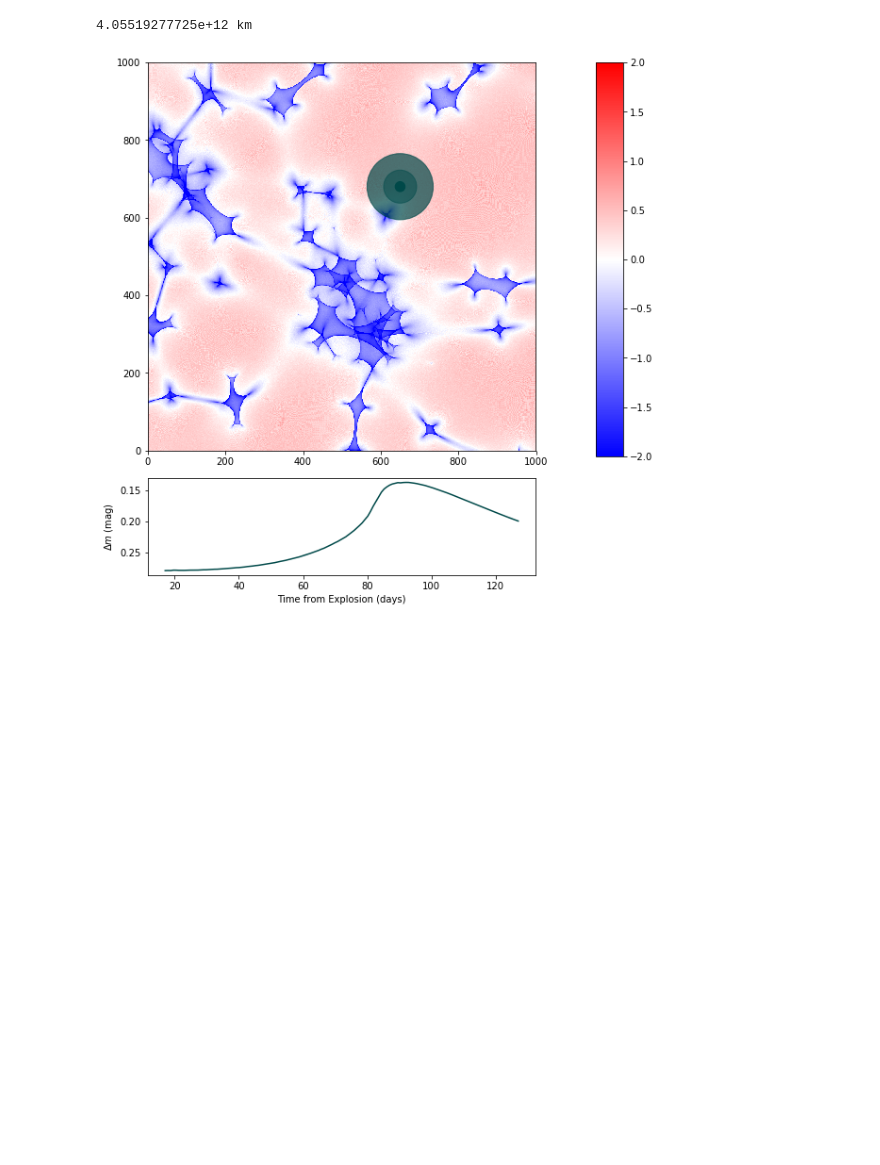
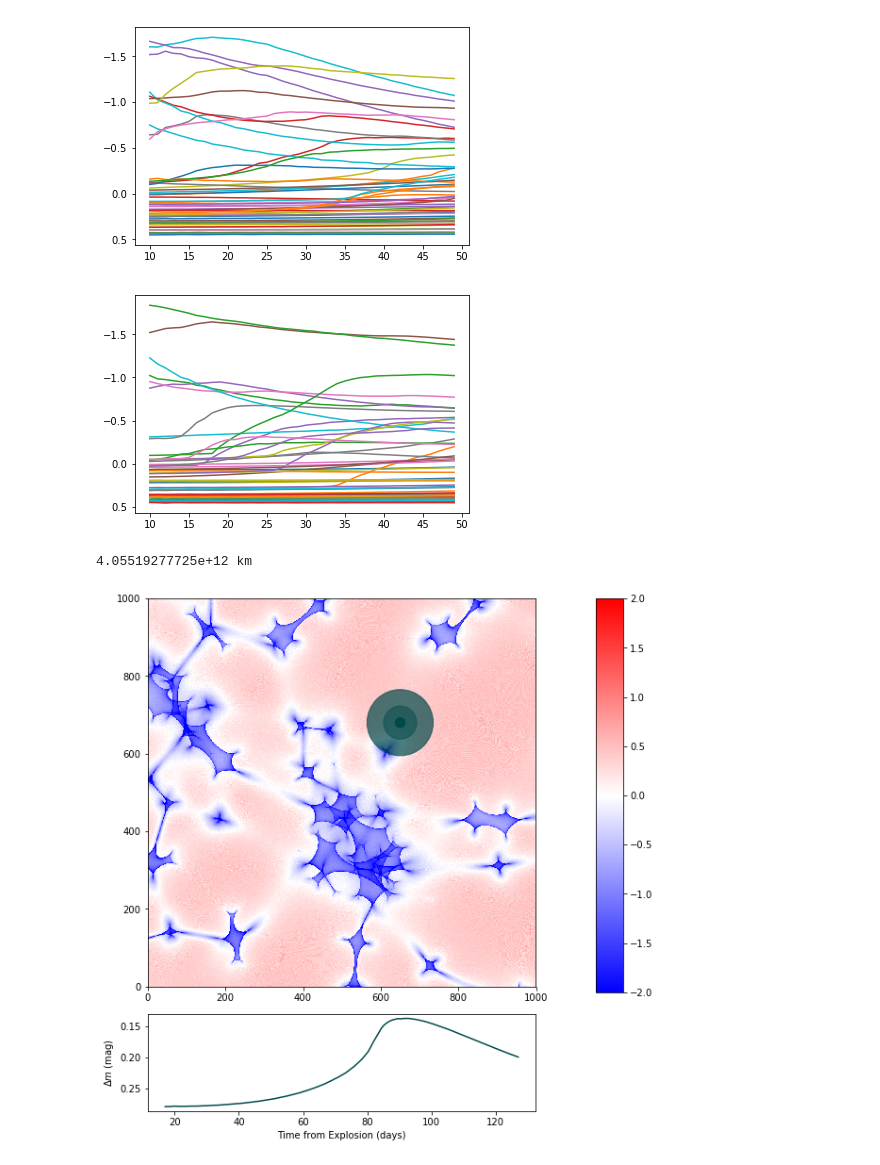
Before and after one commit to jpierel14/sntd, a Jupyter notebook: manuscript_caseStudies.ipynb, the cells around one changed output. Cells and saved outputs as stored; diff of their text form; code cells hidden in the pictures; blank space fills up the shorter version.

Commit message:
about to add microlensing fitting

```diff
--- a/manuscript_caseStudies.ipynb
+++ b/manuscript_caseStudies.ipynb
@@ -9,6 +12,45 @@ from astropy.io import ascii
 # %%
 reload(ml)
 fitData=ml.realizeMicro()
+# %%
+reload(ml)
+fitData2=ml.realizeMicro(kappas=.5,gamma=.5,kappac=.25)
+# %%
+reload(ml)
+mlList=[]
+for i in range(50):
+    time,dmag=ml.microcaustic_field_to_curve(fitData,np.arange(10,50,1),.5,1.3)
+    mlList.append(dmag)
+# %%
+mlList2=[]
+for i in range(50):
+    time,dmag=ml.microcaustic_field_to_curve(fitData2,np.arange(10,50,1),.5,1.3)
+    mlList2.append(dmag)
+# %%
+from scipy.signal import hilbert
+from scipy.optimize import curve_fit
+
+
+fig=plt.figure()
+ax=fig.gca()
+for mag in mlList:
+    ax.plot(time,mag)
+ax.invert_yaxis()
+plt.show()
+plt.clf()
+plt.close()
+
+fig=plt.figure()
+ax=fig.gca()
+for mag in mlList2:
+    ax.plot(time,mag)
+ax.invert_yaxis()
+plt.show()
+plt.clf()
+plt.close()
+# %% [output]
+[figure, added]
+[figure, added]
 # %%
 reload(ml)
 time,dmag=ml.microcaustic_field_to_curve(fitData,np.arange(0,150,1),.6,1.2,loc=(650,680))
```
Also changed, not shown: parts of 2 cells of this notebook, 9 other files.
